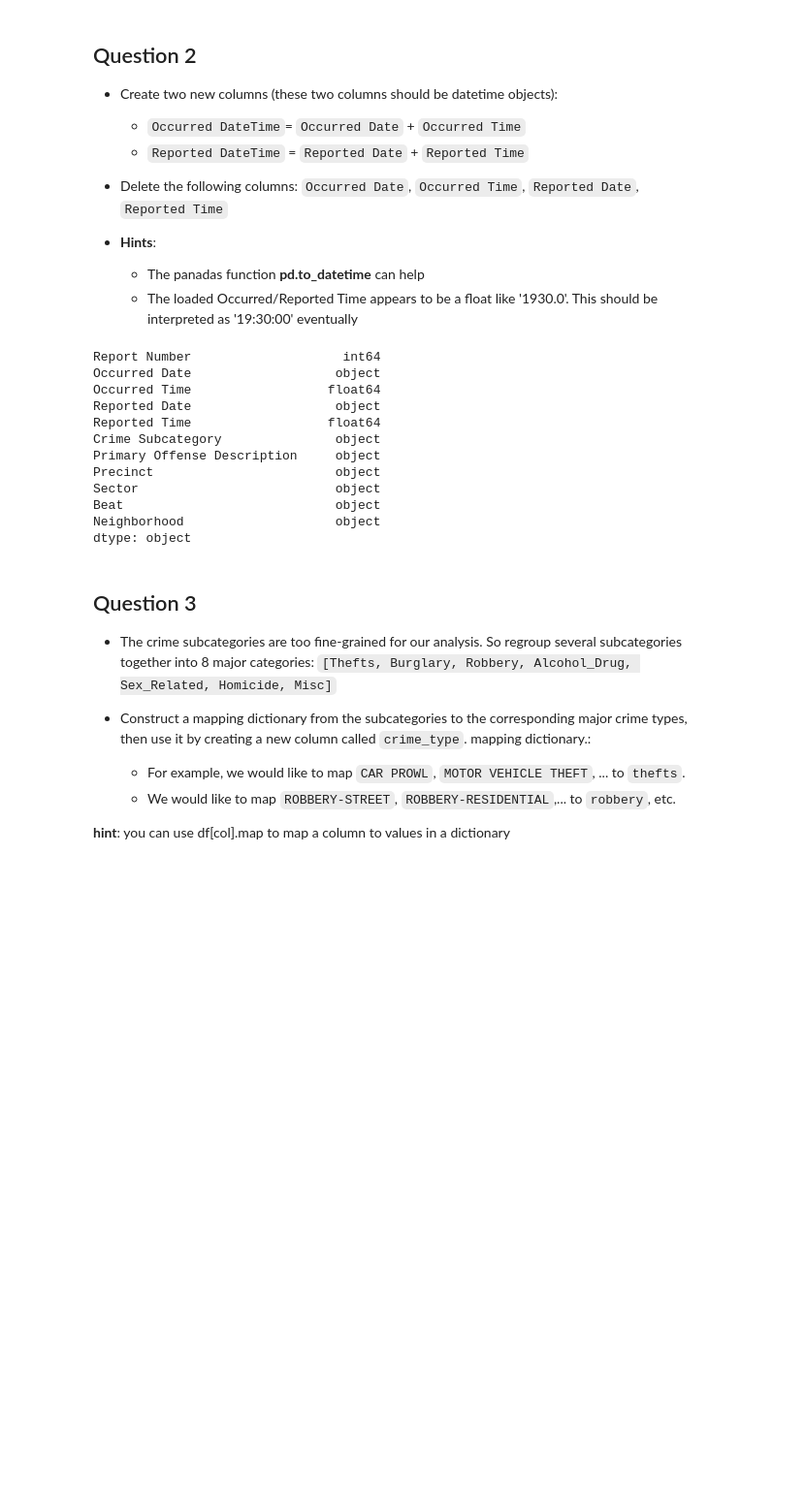
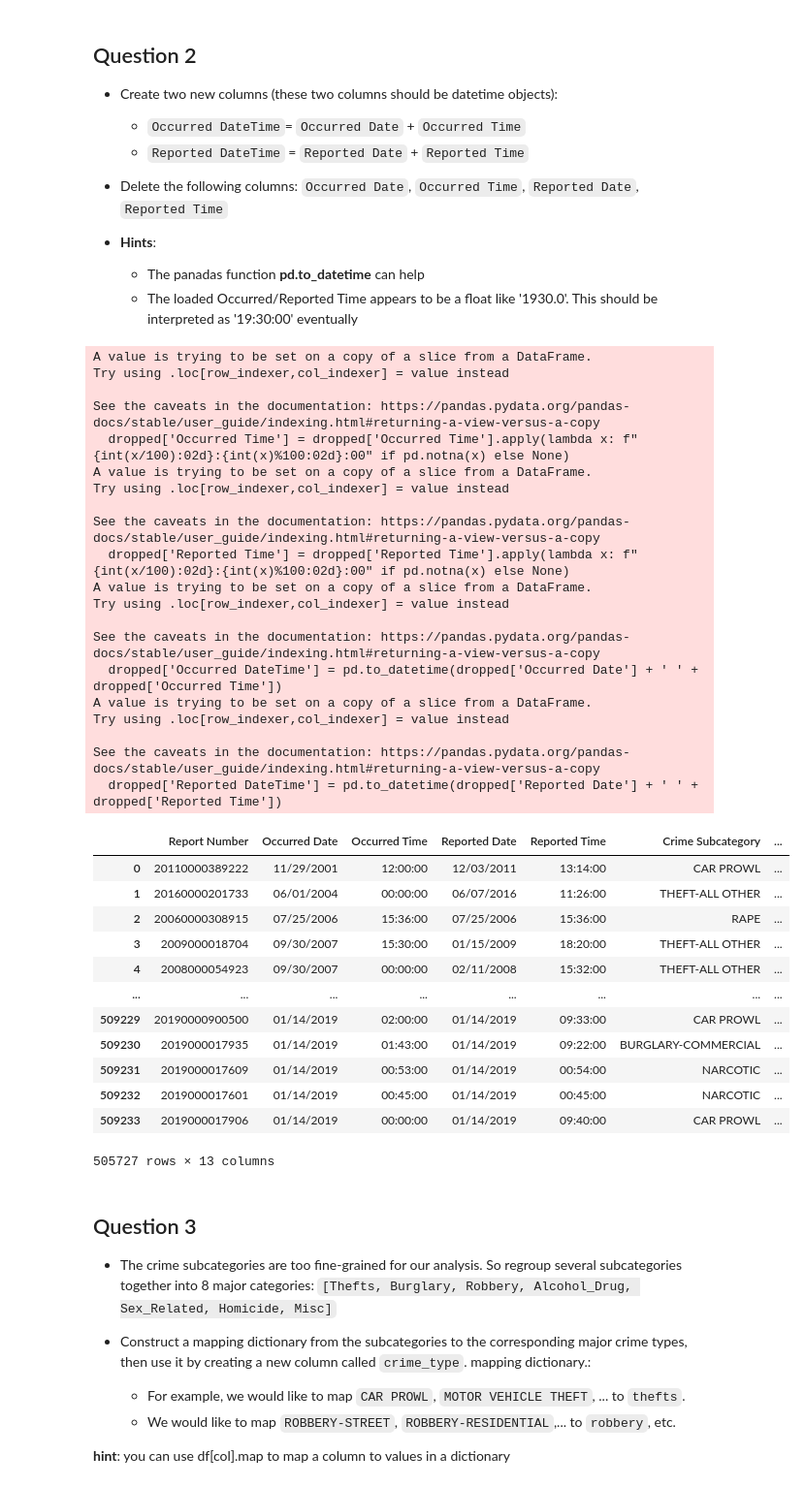
Before and after one commit to gkbichara/Programming-Tools, a Jupyter notebook: Assignment5/Assignment05.ipynb, the cells around one changed output. Shown at 97% size. Cells and saved outputs as stored; diff of their text form; code cells hidden in the pictures; blank space fills up the shorter version.

```diff
--- a/Assignment5/Assignment05.ipynb
+++ b/Assignment5/Assignment05.ipynb
@@ -41,27 +41,3 @@ Name: count, dtype: int64
 - **Hints**:
     - The panadas function **pd.to_datetime** can help
     - The loaded Occurred/Reported Time appears to be a float like '1930.0'. This should be interpreted as '19:30:00' eventually
-# %%
-#Your Code Here
-'''
-dropped['Occurred Date'] = pd.to_datetime(dropped['Occured Date'])
-dropped['Occurred Time'] = pd.to_datetime(dropped['Occured Time'])
-dropped['Occurred DateTome'] = dropped['Occurred Date'] + dropped['Occurred Time']
-
-dropped
-'''
-
-dropped.dtypes
-# %% [output]
-Report Number                    int64
-Occurred Date                   object
-Occurred Time                  float64
-Reported Date                   object
-Reported Time                  float64
-Crime Subcategory               object
-Primary Offense Description     object
-Precinct                        object
-Sector                          object
-Beat                            object
-Neighborhood                    object
-dtype: object
@@ -69,0 +44,44 @@ dtype: object
+# %%
+#Your Code Here
+
+dropped['Occurred Time'] = dropped['Occurred Time'].apply(lambda x: f"{int(x/100):02d}:{int(x)%100:02d}:00" if pd.notna(x) else None)
+dropped['Reported Time'] = dropped['Reported Time'].apply(lambda x: f"{int(x/100):02d}:{int(x)%100:02d}:00" if pd.notna(x) else None)
+
+dropped['Occurred DateTime'] = pd.to_datetime(dropped['Occurred Date'] + ' ' + dropped['Occurred Time'])
+dropped['Reported DateTime'] = pd.to_datetime(dropped['Reported Date'] + ' ' + dropped['Reported Time'])
+
+dropped
+# %% [output]
+A value is trying to be set on a copy of a slice from a DataFrame.
+Try using .loc[row_indexer,col_indexer] = value instead
+
+See the caveats in the documentation: https://pandas.pydata.org/pandas-docs/stable/user_guide/indexing.html#returning-a-view-versus-a-copy
+  dropped['Occurred Time'] = dropped['Occurred Time'].apply(lambda x: f"{int(x/100):02d}:{int(x)%100:02d}:00" if pd.notna(x) else None)
+A value is trying to be set on a copy of a slice from a DataFrame.
+Try using .loc[row_indexer,col_indexer] = value instead
+
+See the caveats in the documentation: https://pandas.pydata.org/pandas-docs/stable/user_guide/indexing.html#returning-a-view-versus-a-copy
+  dropped['Reported Time'] = dropped['Reported Time'].apply(lambda x: f"{int(x/100):02d}:{int(x)%100:02d}:00" if pd.notna(x) else None)
+A value is trying to be set on a copy of a slice from a DataFrame.
+Try using .loc[row_indexer,col_indexer] = value instead
+
+See the caveats in the documentation: https://pandas.pydata.org/pandas-docs/stable/user_guide/indexing.html#returning-a-view-versus-a-copy
+  dropped['Occurred DateTime'] = pd.to_datetime(dropped['Occurred Date'] + ' ' + dropped['Occurred Time'])
+A value is trying to be set on a copy of a slice from a DataFrame.
+Try using .loc[row_indexer,col_indexer] = value instead
+
+See the caveats in the documentation: https://pandas.pydata.org/pandas-docs/stable/user_guide/indexing.html#returning-a-view-versus-a-copy
+  dropped['Reported DateTime'] = pd.to_datetime(dropped['Reported Date'] + ' ' + dropped['Reported Time'])
+|  | Report Number | Occurred Date | Occurred Time | Reported Date | Reported Time | Crime Subcategory | ... |
+| 0 | 20110000389222 | 11/29/2001 | 12:00:00 | 12/03/2011 | 13:14:00 | CAR PROWL | ... |
+| 1 | 20160000201733 | 06/01/2004 | 00:00:00 | 06/07/2016 | 11:26:00 | THEFT-ALL OTHER | ... |
+| 2 | 20060000308915 | 07/25/2006 | 15:36:00 | 07/25/2006 | 15:36:00 | RAPE | ... |
+| 3 | 2009000018704 | 09/30/2007 | 15:30:00 | 01/15/2009 | 18:20:00 | THEFT-ALL OTHER | ... |
+| 4 | 2008000054923 | 09/30/2007 | 00:00:00 | 02/11/2008 | 15:32:00 | THEFT-ALL OTHER | ... |
+| ... | ... | ... | ... | ... | ... | ... | ... |
+| 509229 | 20190000900500 | 01/14/2019 | 02:00:00 | 01/14/2019 | 09:33:00 | CAR PROWL | ... |
+| 509230 | 2019000017935 | 01/14/2019 | 01:43:00 | 01/14/2019 | 09:22:00 | BURGLARY-COMMERCIAL | ... |
+| 509231 | 2019000017609 | 01/14/2019 | 00:53:00 | 01/14/2019 | 00:54:00 | NARCOTIC | ... |
+| 509232 | 2019000017601 | 01/14/2019 | 00:45:00 | 01/14/2019 | 00:45:00 | NARCOTIC | ... |
+| 509233 | 2019000017906 | 01/14/2019 | 00:00:00 | 01/14/2019 | 09:40:00 | CAR PROWL | ... |
+505727 rows × 13 columns
```
Also changed, not shown: parts of 12 cells of this notebook.
